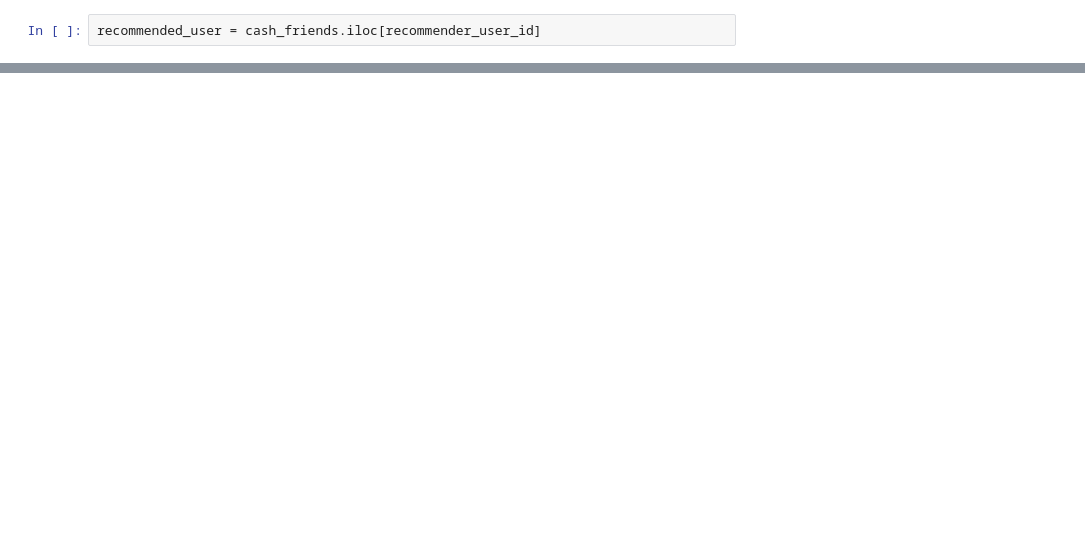
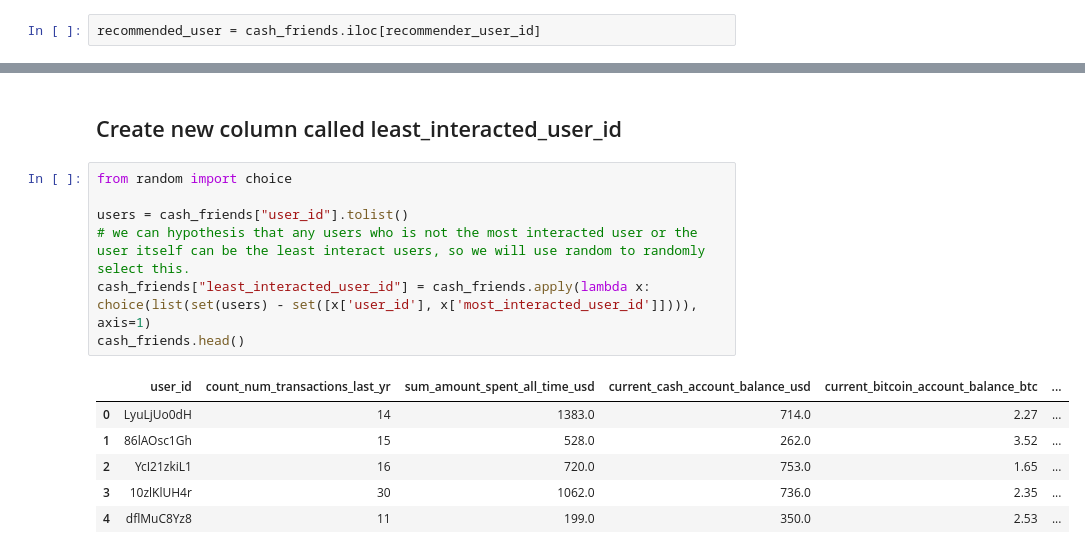
Before and after one commit to anushagj/friend-up-your-cash-app-game, a Jupyter notebook: Notebooks/modelling_solution.ipynb, the cells around one changed output, grey strips where cells are left out. Cells and saved outputs as stored; diff of their text form; blank space fills up the shorter version.

```diff
--- a/Notebooks/modelling_solution.ipynb
+++ b/Notebooks/modelling_solution.ipynb
@@ -141,0 +142,16 @@ Name: 3236, dtype: object
+# %% [markdown]
+## Create new column called least_interacted_user_id
+# %%
+from random import choice
+
+users = cash_friends["user_id"].tolist()
+# we can hypothesis that any users who is not the most interacted user or the user itself can be the least interact users, so we will use random to randomly select this.
+cash_friends["least_interacted_user_id"] = cash_friends.apply(lambda x: choice(list(set(users) - set([x['user_id'], x['most_interacted_user_id']]))), axis=1)
+cash_friends.head()
+# %% [output]
+|  | user_id | count_num_transactions_last_yr | sum_amount_spent_all_time_usd | current_cash_account_balance_usd | current_bitcoin_account_balance_btc | ... |
+| 0 | LyuLjUo0dH | 14 | 1383.0 | 714.0 | 2.27 | ... |
+| 1 | 86lAOsc1Gh | 15 | 528.0 | 262.0 | 3.52 | ... |
+| 2 | YcI21zkiL1 | 16 | 720.0 | 753.0 | 1.65 | ... |
+| 3 | 10zlKlUH4r | 30 | 1062.0 | 736.0 | 2.35 | ... |
+| 4 | dflMuC8Yz8 | 11 | 199.0 | 350.0 | 2.53 | ... |
```
Also changed, not shown: parts of 39 cells of this notebook.
